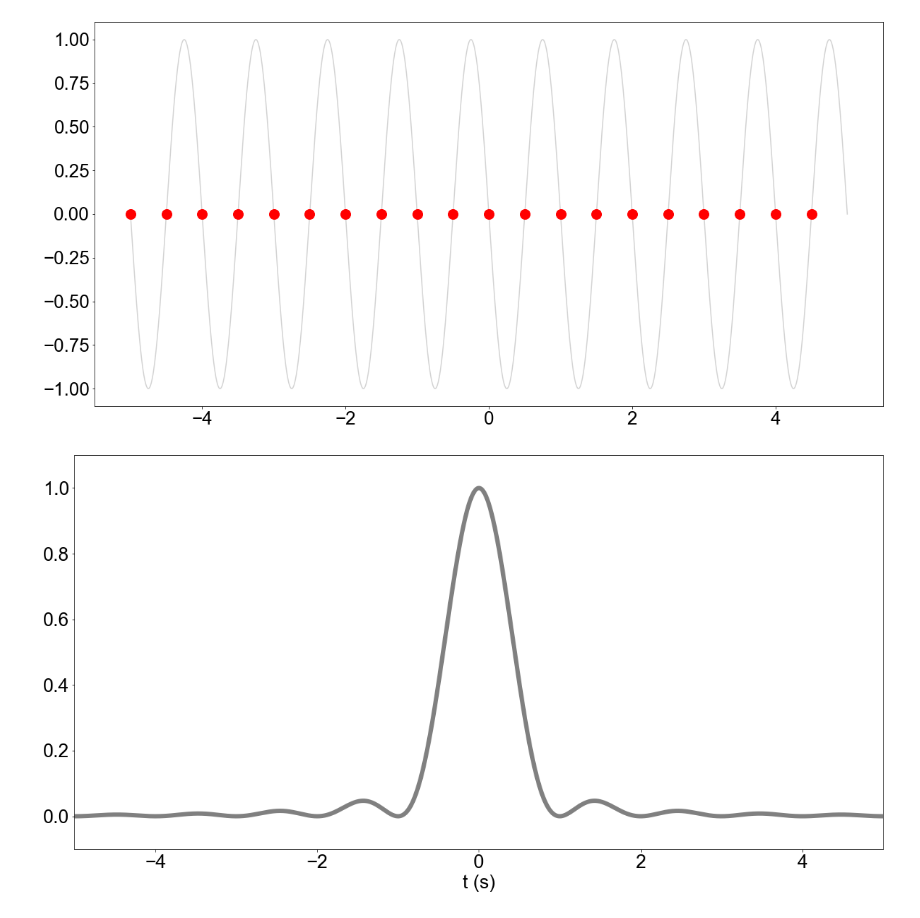
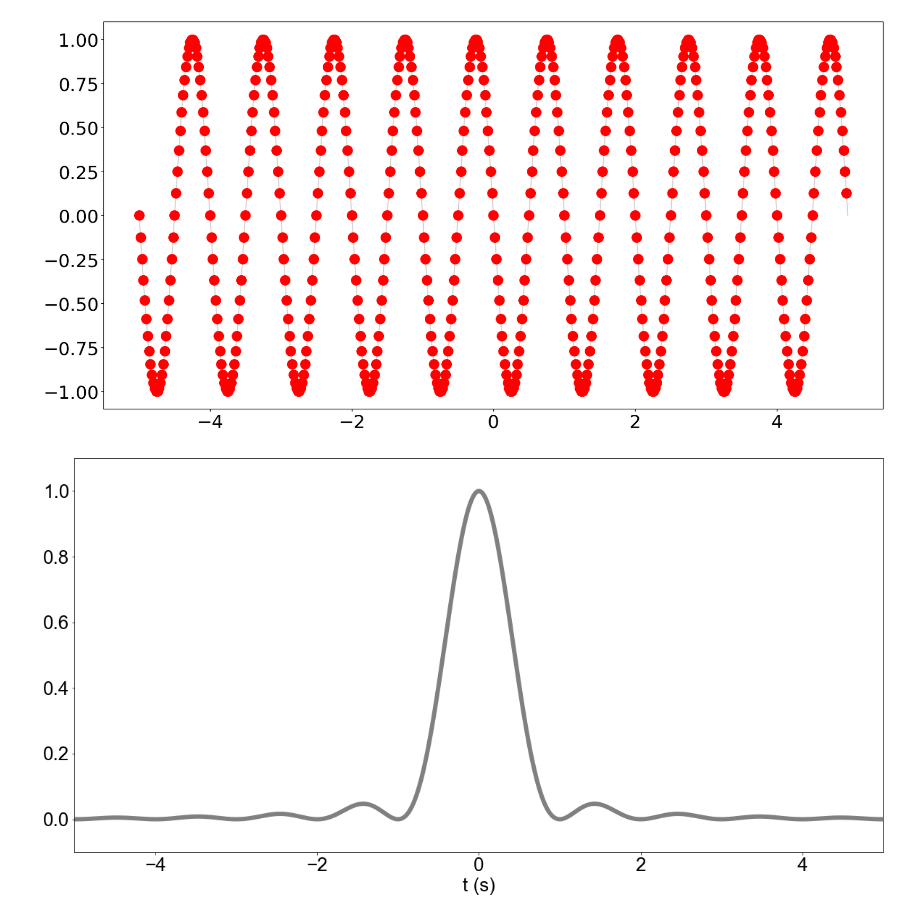
Before and after one commit to dherarr/mp573_2025, a Jupyter notebook: mp573_lecture_008.ipynb, the cells around one changed output. Cells and saved outputs as stored; diff of their text form; code cells hidden in the pictures.

Commit message:
Update mp573_lecture_008.ipynb
Updated default sampling interval

```diff
--- a/mp573_lecture_008.ipynb
+++ b/mp573_lecture_008.ipynb
@@ -26,17 +26,17 @@ plt.plot(x,s,'gray',linewidth=6.0);
 # %%
 # Sample our signal
-dx = 0.5
+dx = 0.02 # sampling interval
 x2 = np.arange(-xmax,xmax,dx)
 s2 = np.cos(2*np.pi*(x2) + phi0)
 plt.figure(figsize=(20,10))
-font = {'family' : 'ans-serif',
+font = {'family' : 'sans-serif',
         'weight' : 'normal',
         'size'   : 26}
 plt.rc('font', **font)
 plt.plot(x,s,'lightgray')
 plt.plot(x2,s2,'ro',markersize=14);
 # %% [output]
-[figure, old version]
+[figure, new version]
 # %%
 # Now let's create a slightly more complicated signal
 # Also, let's make it a function of time (could be space just as well)
```
Also changed, not shown: parts of 1 cell of this notebook.
